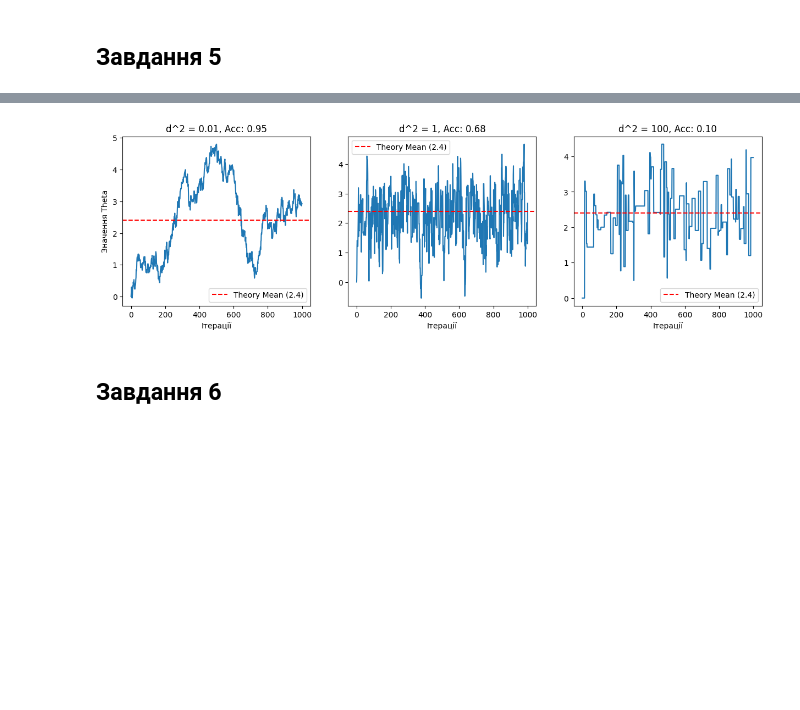
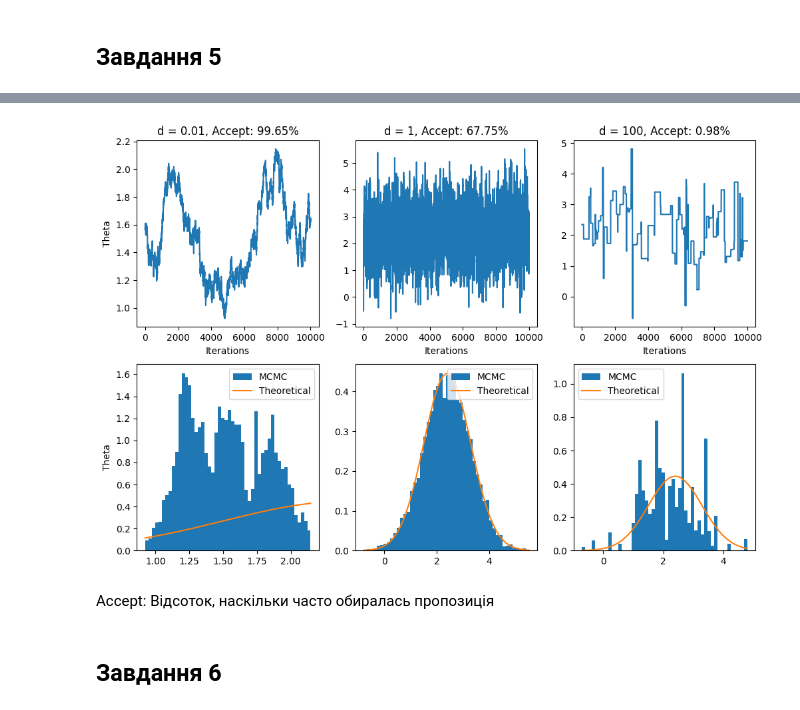
Before and after one commit to KlymentievMaksym/MarkChain, a Jupyter notebook: MCMC/Lab1.ipynb, the cells around one changed output, grey strips where cells are left out. Cells and saved outputs as stored; diff of their text form; code cells hidden in the pictures; blank space fills up the shorter version.

```diff
--- a/MCMC/Lab1.ipynb
+++ b/MCMC/Lab1.ipynb
@@ -70,9 +80,11 @@ task_4(a=2, b=5, iterations=50000)
 # %% [markdown]
 ![Task5](../Images/5.png)
 # %%
-task_5(d_squared_list=[0.01, 1, 100])
+task_5(ds=[0.01, 1, 100])
 # %% [output]
-[figure, old version]
+[figure, new version]
+# %% [markdown]
+Accept: Відсоток, наскільки часто обиралась пропозиція
 # %% [markdown]
 ## Завдання 6
 # %% [markdown]
```
Also changed, not shown: parts of 5 cells of this notebook, 2 other files.
